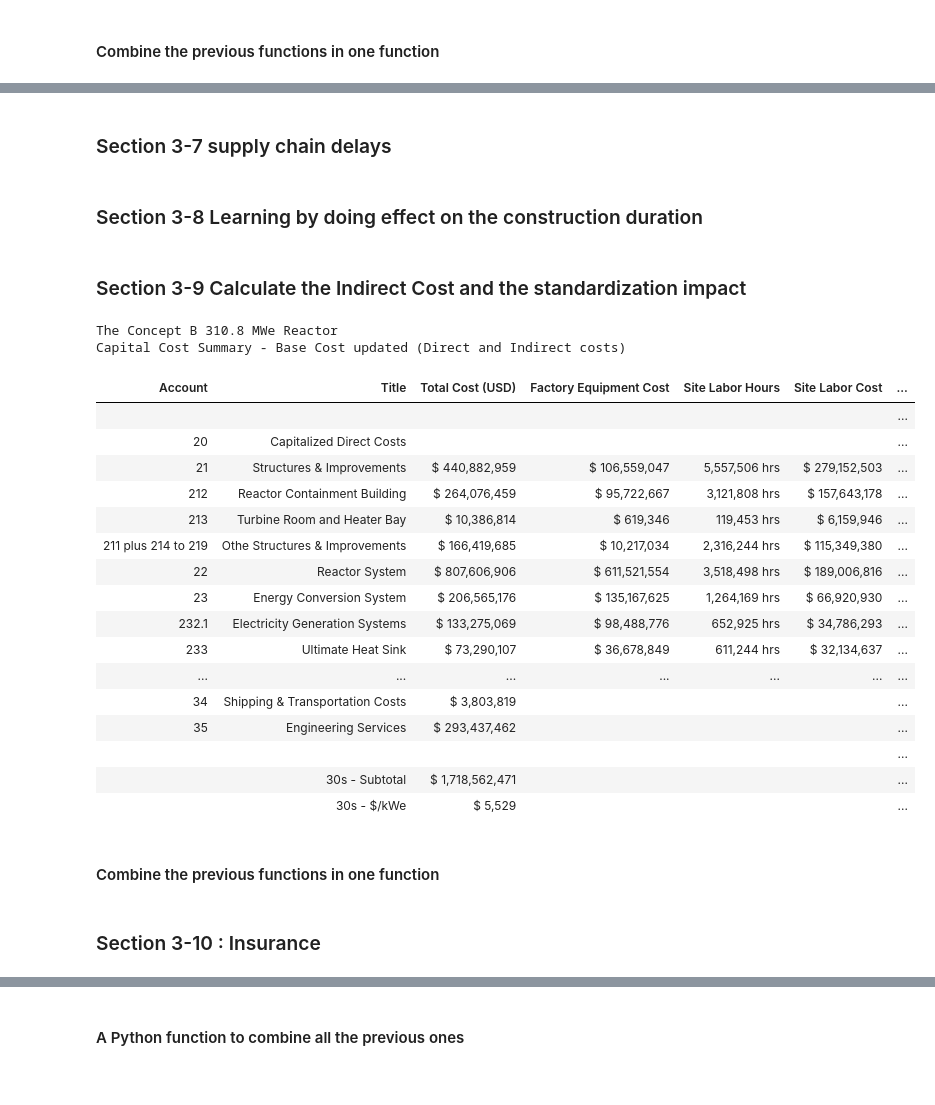
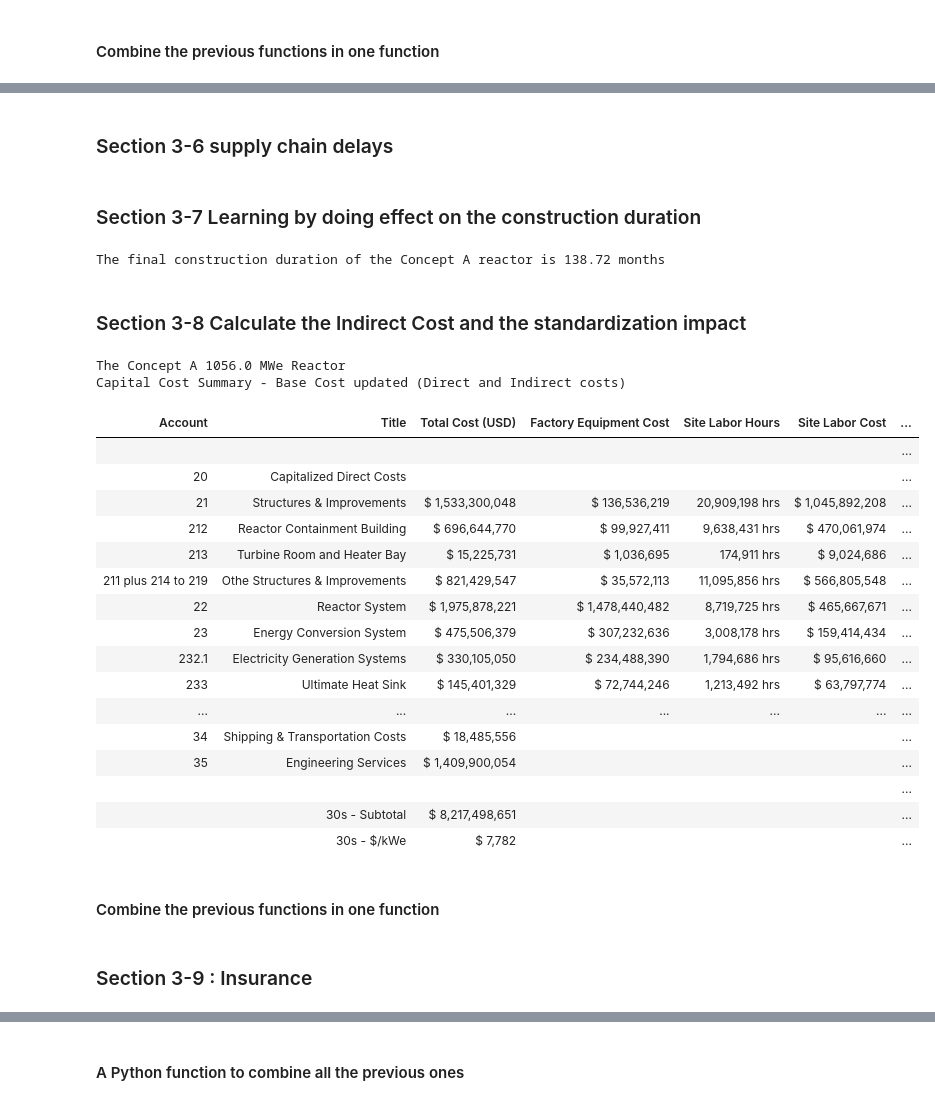
Before and after one commit to accert-dev/ACCERT, a Jupyter notebook: Cost_Reduction/CostReduction_exploration_mode.ipynb, the cells around one changed output, grey strips where cells are left out. Saved outputs shown, nothing was run; the diff lists cells and outputs as text; code cells hidden in the pictures.

```diff
--- a/Cost_Reduction/CostReduction_exploration_mode.ipynb
+++ b/Cost_Reduction/CostReduction_exploration_mode.ipynb
@@ -218,13 +229,14 @@ def add_factory_cost(Reactor_data_0, power, f_22, f_2321):
 
 
     Reactor_data_fac = update_high_level_costs(db, power)
-
+    ref_tot_lab_hrs = sum_lab_hrs (Reactor_data_fac)
 
     Reactor_data_fac_ = pd.DataFrame()
     Reactor_data_fac_ = Reactor_data_fac[['Account', 'Title', 'Total Cost (USD)', 'Factory Equipment Cost', 'Site Labor Hours', 'Site Labor Cost',\
                     'Site Material Cost']].copy()
 
-    return Reactor_data_fac_
+
+    return Reactor_data_fac_  , ref_tot_lab_hrs
 
 
 
@@ -233,11 +245,11 @@ def add_factory_cost(Reactor_data_0, power, f_22, f_2321):
 reactor_data = (reactor_data_read(reactor_type ))[0]
 reactor_power = (reactor_data_read(reactor_type ))[1]
 
-Reactor_data_factory = add_factory_cost(reactor_data , reactor_power, f_22, f_2321)
+Reactor_data_factory = (add_factory_cost(reactor_data , reactor_power, f_22, f_2321))[0]
 Reactor_data_factory_pretty = prettify(Reactor_data_factory,\
     f" The {reactor_type} {np.round(reactor_power/1000,1)} MWe Reactor <br> Capital Cost Summary - Factories Cost Included  <br> Displaying Direct Cost only<br><br> ", "no_subsidies")
 
-# list of rows to hide (not affected by this cost change)
+# # list of rows to hide (not affected by this cost change)
 list1 = list(range(0, 11))
 list2 = list(range(29, 69))
 hidden_list1 = list1 + list2
@@ -828,6 +818,6 @@ Displaying Direct Cost only
 |  |  |  |  |  |  | ... |
 # %% [markdown]
-### Section 3-7 supply chain delays
+### Section 3-6 supply chain delays
 # %%
 def act_cons_duration_plus_delay(reactor_type, n_th, Design_Maturity_0, proc_exp_0, N_proc, cons_duration_no_delay):
 
@@ -900,5 +888,5 @@ cons_duration_plus_delay = act_cons_duration_plus_delay(reactor_type, n_th, Desi
 # %% [markdown]
-### Section 3-8 Learning by doing effect on the construction duration
+### Section 3-7 Learning by doing effect on the construction duration
 # %%
 def duration_learning_effect(n_th, standardization_0, actual_construction_duration_plus_delay):
 
@@ -906,24 +894,24 @@ def duration_learning_effect(n_th, standardization_0, actual_construction_durati
         standardization = 0.7
     elif n_th >1:
         standardization = standardization_0
-
     # now the effect of learning on the consturction duration
-    fitted_LR_duration = 0.15*standardization/0.7
+    fitted_LR_duration = 0.103719051*standardization/0.7
     duration_multiplier = (1 -fitted_LR_duration)**np.log2(n_th)
     final_construction_duration = duration_multiplier *actual_construction_duration_plus_delay
     return final_construction_duration
 
 # example
-reactor_data = (reactor_data_read(reactor_type ))[0]
-reactor_power = (reactor_data_read(reactor_type ))[1]
-direct_cost_updated = update_direct_cost(reactor_type, n_th, f_22, f_2321, land_cost_per_acre_0, RB_grade_0, BOP_grade_0, num_orders, design_completion_0, ae_exp_0, N_AE, ce_exp_0, N_cons)
-act_con_duration = update_cons_dur(reactor_data, direct_cost_updated , mod_0)
+reactor_data, reactor_power = (reactor_data_read(reactor_type ))
+direct_cost_updated , act_con_duration = update_direct_cost(reactor_type, n_th, f_22, f_2321, land_cost_per_acre_0, RB_grade_0, BOP_grade_0, num_orders, design_completion_0, ae_exp_0, N_AE, ce_exp_0, N_cons)
+cons_duration_plus_delay = act_cons_duration_plus_delay(reactor_type, n_th, Design_Maturity_0, proc_exp_0, N_proc, act_con_duration)
 
-cons_duration_plus_delay = act_cons_duration_plus_delay(reactor_type, n_th, Design_Maturity_0, proc_exp_0, N_proc, act_con_duration)
+# cons_duration_plus_delay = act_cons_duration_plus_delay(reactor_type, n_th, Design_Maturity_0, proc_exp_0, N_proc, act_con_duration)
 final_con_duration = duration_learning_effect(n_th, standardization_0, cons_duration_plus_delay)
-# print(f"The final construction duration of the {reactor_type} reactor is { np.round( final_con_duration[0]/12 , 1) } years")
+print(f"The final construction duration of the {reactor_type} reactor is { np.round( final_con_duration[0] , 2) } months")
+# %% [output]
+The final construction duration of the Concept A reactor is 138.72 months
 # %% [markdown]
-### Section 3-9 Calculate the Indirect Cost and the standardization impact
+### Section 3-8 Calculate the Indirect Cost and the standardization impact
 # %%
 def update_indirect_cost(n_th, standardization_0, Reactor_data_updated_6, final_construction_duration, power ):
 
@@ -937,8 +925,7 @@ def update_indirect_cost(n_th, standardization_0, Reactor_data_updated_6, final_
     # When the standardization is  70%, the engineering service accound (Acct 35) does not change
     # The account 35 multiplier is
 
-
-    factor_35 = -3.33 * standardization + 3.331
+    factor_35 = 10/3* ( 1 - standardization)
 
 
     db = pd.DataFrame()
@@ -967,61 +954,65 @@ def update_indirect_cost(n_th, standardization_0, Reactor_data_updated_6, final_
 
     db.loc[db.Account == 32, 'Total Cost (USD)'] =  sum_new_lab_cost *0.36*3.661* final_construction_duration/72
 
-    db.loc[db.Account == 33, 'Total Cost (USD)'] =  0.042 * (db.loc[db.Account == 32, 'Total Cost (USD)'].values[0] )
+    db.loc[db.Account == 33, 'Total Cost (USD)'] =  0.04207006 * (db.loc[db.Account == 32, 'Total Cost (USD)'].values[0] )
 
-    db.loc[db.Account == 34, 'Total Cost (USD)'] =  0.0035 * (db.loc[db.Account == 32, 'Total Cost (USD)'].values[0] )
+    db.loc[db.Account == 34, 'Total Cost (USD)'] =  0.00354234616938 * (db.loc[db.Account == 32, 'Total Cost (USD)'].values[0] )
 
-    db.loc[db.Account == 35, 'Total Cost (USD)'] = ( 0.27 * (db.loc[db.Account == 32, 'Total Cost (USD)'].values[0] ))*factor_35
+    db.loc[db.Account == 35, 'Total Cost (USD)'] = (0.27017603 * (db.loc[db.Account == 32, 'Total Cost (USD)'].values[0] ))*factor_35
 
 
     Reactor_data_updated_7 = update_high_level_costs(db, power)
     Reactor_data_updated_7_ = pd.DataFrame()
     Reactor_data_updated_7_ = Reactor_data_updated_7[['Account', 'Title', 'Total Cost (USD)', 'Factory Equipment Cost', 'Site Labor Hours', 'Site Labor Cost',\
                     'Site Material Cost']].copy()
 
     return Reactor_data_updated_7_
 
 
 
 
 # # Example
-reactor_data = (reactor_data_read(reactor_type ))[0]
-reactor_power = (reactor_data_read(reactor_type ))[1]
-direct_cost_updated = update_direct_cost(reactor_type, n_th, f_22, f_2321, land_cost_per_acre_0, RB_grade_0, BOP_grade_0, num_orders, design_completion_0, ae_exp_0, N_AE, ce_exp_0, N_cons)
+_, reactor_power = (reactor_data_read(reactor_type ))
+direct_cost_updated , act_con_duration = update_direct_cost(reactor_type, n_th, f_22, f_2321, land_cost_per_acre_0, RB_grade_0, BOP_grade_0, num_orders, design_completion_0, ae_exp_0, N_AE, ce_exp_0, N_cons)
 
-act_con_duration = update_cons_dur(reactor_data, direct_cost_updated , mod_0)
+
+
+
+
+# act_con_duration = update_cons_dur(reactor_data, direct_cost_updated , mod_0)
 cons_duration_plus_delay = act_cons_duration_plus_delay(reactor_type, n_th, Design_Maturity_0, proc_exp_0, N_proc, act_con_duration)
 final_con_duration = duration_learning_effect(n_th, standardization_0, cons_duration_plus_delay)
 
 direct_cost_updated_plus_learning = learning_effect(direct_cost_updated , n_th, standardization_0, reactor_power)
+
 direct_cost_updated_plus_learning_with_indirect_cost = update_indirect_cost(n_th, standardization_0, direct_cost_updated_plus_learning, final_con_duration, reactor_power  )
 
 direct_cost_updated_plus_learning_with_indirect_cost_pretty = prettify(direct_cost_updated_plus_learning_with_indirect_cost,\
         f" The {reactor_type} {np.round(reactor_power/1000,1)} MWe Reactor <br> Capital Cost Summary - Base Cost updated (Direct and Indirect costs) <br><br> ", "no_subsidies")
 
 list3 = list(range(38, 69))
 hidden_list3 = list1 + list3
 direct_cost_updated_plus_learning_with_indirect_cost_pretty.hide(subset=hidden_list3, axis=0) # show direct and indirect cost only
 # %% [output]
-The Concept B 310.8 MWe Reactor
+The Concept A 1056.0 MWe Reactor
 Capital Cost Summary - Base Cost updated (Direct and Indirect costs)
 | Account | Title | Total Cost (USD) | Factory Equipment Cost | Site Labor Hours | Site Labor Cost | ... |
 |  |  |  |  |  |  | ... |
 | 20 | Capitalized Direct Costs |  |  |  |  | ... |
-| 21 | Structures & Improvements | $ 440,882,959 | $ 106,559,047 | 5,557,506 hrs | $ 279,152,503 | ... |
-| 212 | Reactor Containment Building | $ 264,076,459 | $ 95,722,667 | 3,121,808 hrs | $ 157,643,178 | ... |
-| 213 | Turbine Room and Heater Bay | $ 10,386,814 | $ 619,346 | 119,453 hrs | $ 6,159,946 | ... |
-| 211 plus 214 to 219 | Othe Structures & Improvements | $ 166,419,685 | $ 10,217,034 | 2,316,244 hrs | $ 115,349,380 | ... |
-| 22 | Reactor System | $ 807,606,906 | $ 611,521,554 | 3,518,498 hrs | $ 189,006,816 | ... |
-| 23 | Energy Conversion System | $ 206,565,176 | $ 135,167,625 | 1,264,169 hrs | $ 66,920,930 | ... |
-| 232.1 | Electricity Generation Systems | $ 133,275,069 | $ 98,488,776 | 652,925 hrs | $ 34,786,293 | ... |
-| 233 | Ultimate Heat Sink | $ 73,290,107 | $ 36,678,849 | 611,244 hrs | $ 32,134,637 | ... |
+| 21 | Structures & Improvements | $ 1,533,300,048 | $ 136,536,219 | 20,909,198 hrs | $ 1,045,892,208 | ... |
+| 212 | Reactor Containment Building | $ 696,644,770 | $ 99,927,411 | 9,638,431 hrs | $ 470,061,974 | ... |
+| 213 | Turbine Room and Heater Bay | $ 15,225,731 | $ 1,036,695 | 174,911 hrs | $ 9,024,686 | ... |
+| 211 plus 214 to 219 | Othe Structures & Improvements | $ 821,429,547 | $ 35,572,113 | 11,095,856 hrs | $ 566,805,548 | ... |
+| 22 | Reactor System | $ 1,975,878,221 | $ 1,478,440,482 | 8,719,725 hrs | $ 465,667,671 | ... |
+| 23 | Energy Conversion System | $ 475,506,379 | $ 307,232,636 | 3,008,178 hrs | $ 159,414,434 | ... |
+| 232.1 | Electricity Generation Systems | $ 330,105,050 | $ 234,488,390 | 1,794,686 hrs | $ 95,616,660 | ... |
+| 233 | Ultimate Heat Sink | $ 145,401,329 | $ 72,744,246 | 1,213,492 hrs | $ 63,797,774 | ... |
 | ... | ... | ... | ... | ... | ... | ... |
-| 34 | Shipping & Transportation Costs | $ 3,803,819 |  |  |  | ... |
-| 35 | Engineering Services | $ 293,437,462 |  |  |  | ... |
+| 34 | Shipping & Transportation Costs | $ 18,485,556 |  |  |  | ... |
+| 35 | Engineering Services | $ 1,409,900,054 |  |  |  | ... |
 |  |  |  |  |  |  | ... |
-|  | 30s - Subtotal | $ 1,718,562,471 |  |  |  | ... |
-|  | 30s - $/kWe | $ 5,529 |  |  |  | ... |
+|  | 30s - Subtotal | $ 8,217,498,651 |  |  |  | ... |
+|  | 30s - $/kWe | $ 7,782 |  |  |  | ... |
 # %% [markdown]
 #### Combine the previous functions in one function
 # %%
@@ -1038,7 +1027,7 @@ def calculate_base_cost(reactor_type, n_th, f_22, f_2321, land_cost_per_acre_0,
     direct_cost_updated_plus_learning_with_indirect_cost = update_indirect_cost(n_th, standardization_0, direct_cost_updated_plus_learning, final_con_duration, reactor_power  )
     return direct_cost_updated_plus_learning_with_indirect_cost, final_con_duration
 # %% [markdown]
-### Section 3-10 :  Insurance
+### Section 3-9 :  Insurance
 # %%
 def insurance_cost_update(Reactor_data_0, Reactor_data_updated_7, power):
     # insurance increases linearly when increaing the sum of the 20s and 30s account
```
Also changed, not shown: parts of 26 cells of this notebook.
